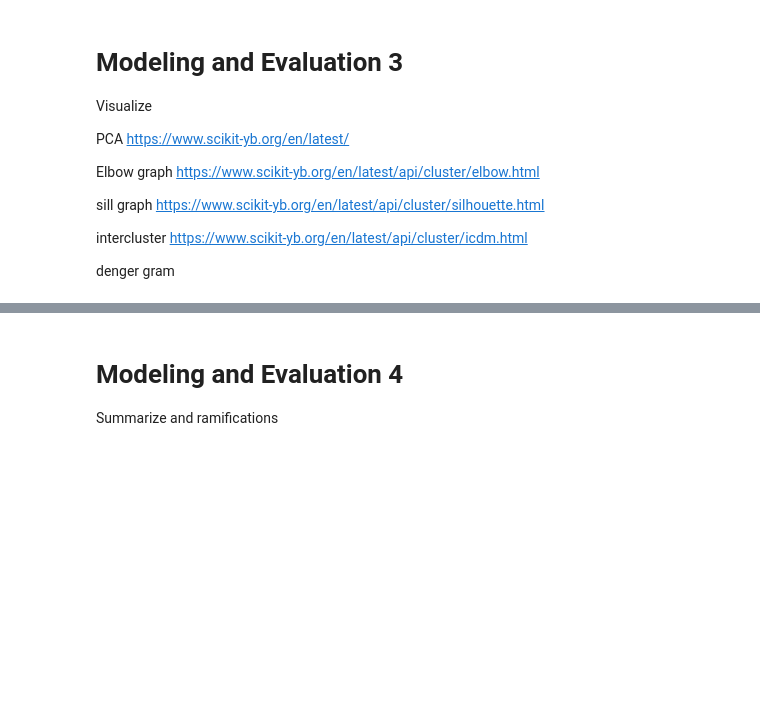
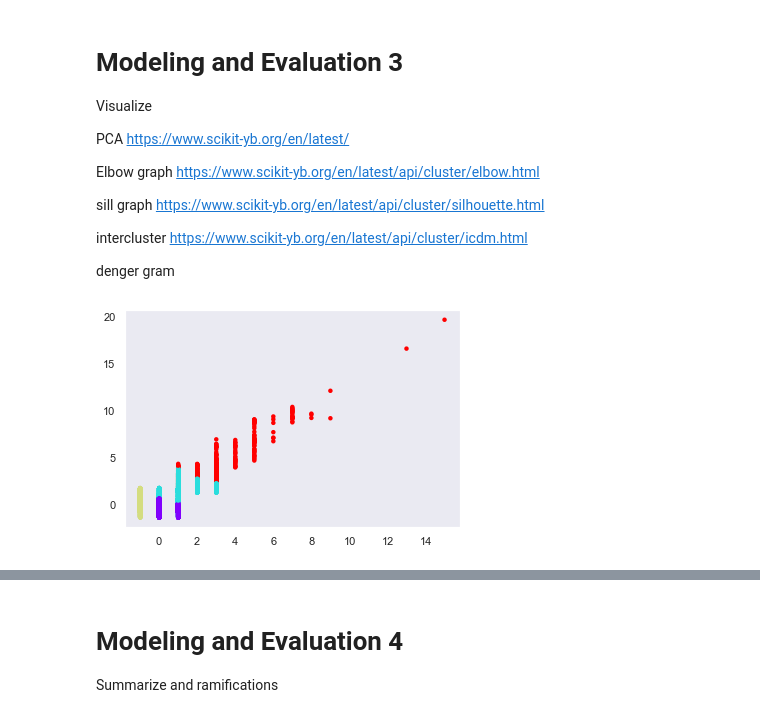
Before and after one commit to sajmera9/MachineLearning1, a Jupyter notebook: Lab 3 - Clustering/Hotel Main - SatvikV2.ipynb, the cells around one changed output, grey strips where cells are left out. Saved outputs shown, nothing was run; the diff lists cells and outputs as text; code cells hidden in the pictures; blank space fills up the shorter version.

```diff
--- a/Lab 3 - Clustering/Hotel Main - SatvikV2.ipynb
+++ b/Lab 3 - Clustering/Hotel Main - SatvikV2.ipynb
@@ -921,11 +1072,13 @@ https://www.scikit-yb.org/en/latest/api/cluster/icdm.html
 
 denger gram
 # %%
-n=7
-n2=17
+n=4
+n2=6
+n3 = 5
 
-X1 = new_hotel[['stays_in_week_nights','stays_in_weekend_nights']]
-X2 = X[['arrival_date_week_number','arrival_date_year']]
+X1 = X_us[['stays_in_week_nights','stays_in_weekend_nights']]
+X2 = X_us[['is_repeated_guest','previous_bookings_not_canceled']]
+X3 = X_us[['adr','stays_in_week_nights', 'adults', 'children','babies','stays_in_weekend_nights']]
 
 cls = KMeans(n_clusters=n, init='k-means++',random_state=1)
 cls.fit(X1)
@@ -936,20 +1089,16 @@ cls2 = KMeans(n_clusters=n2, init='k-means++',random_state=1)
 cls2.fit(X2)
 newfeature2 = cls2.labels_ # the labels from kmeans clustering
 
-plt.figure()
-plt.subplot(1,2,1)
-X2=X2.values
-plt.scatter(X2[:, 0], X2[:, 1]+np.random.random(X2[:, 1].shape)/2, c=newfeature2, cmap=plt.cm.rainbow, s=20, linewidths=0)
-plt.xlabel(''), plt.ylabel('')
-plt.grid()
-
-plt.subplot(1,2,2)
-plt.scatter(X2[:, 0], X2[:, 1]+np.random.random(X2[:, 1].shape)/2, c=newfeature2, cmap=plt.cm.rainbow, s=20, linewidths=0)
-plt.xlabel(''), plt.ylabel('')
-plt.grid()
-
-X1=X1.values
-plt.figure()
-plt.scatter(X1[:, 1], X1[:, 0]+np.random.random(X1[:, 0].shape)/2, c=newfeature, cmap=plt.cm.rainbow, s=20, linewidths=0)
-plt.xlabel(''), plt.ylabel('')
-plt.grid()
+# append on the third clustering
+cls3 = KMeans(n_clusters=n3, init='k-means++',random_state=1)
+cls3.fit(X3)
+newfeature3 = cls3.labels_ # the labels from kmeans clustering
+# %%
+X1 = X_us[['stays_in_week_nights','stays_in_weekend_nights']]
+X1=X1.values
+plt.figure()
+plt.scatter(X1[:, 1], X1[:, 0]+np.random.random(X1[:, 0].shape)/2, c=newfeature, cmap=plt.cm.rainbow, s=20, linewidths=0)
+plt.xlabel(''), plt.ylabel('')
+plt.grid()
+# %% [output]
+[figure, added]
```
Also changed, not shown: parts of 39 cells of this notebook.
